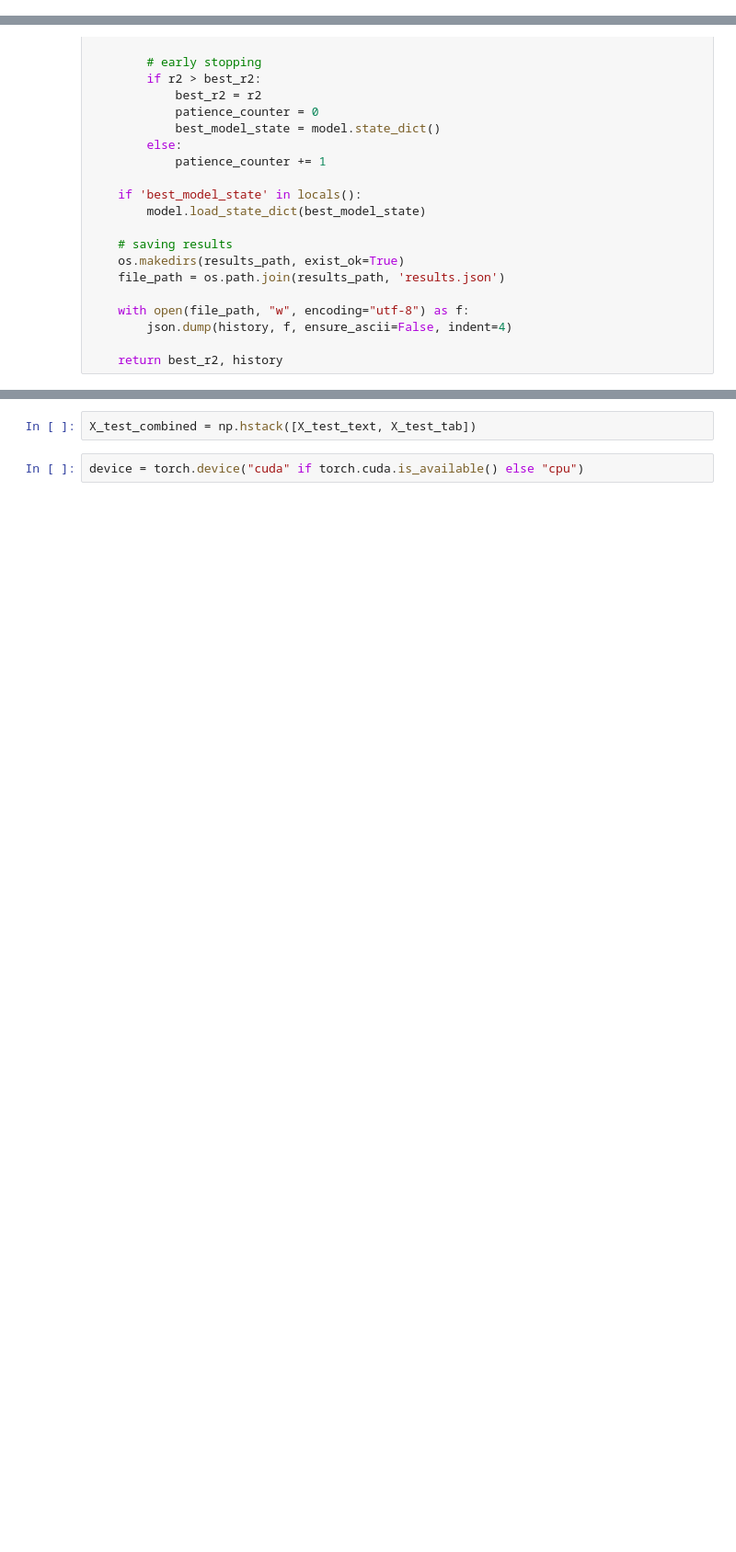
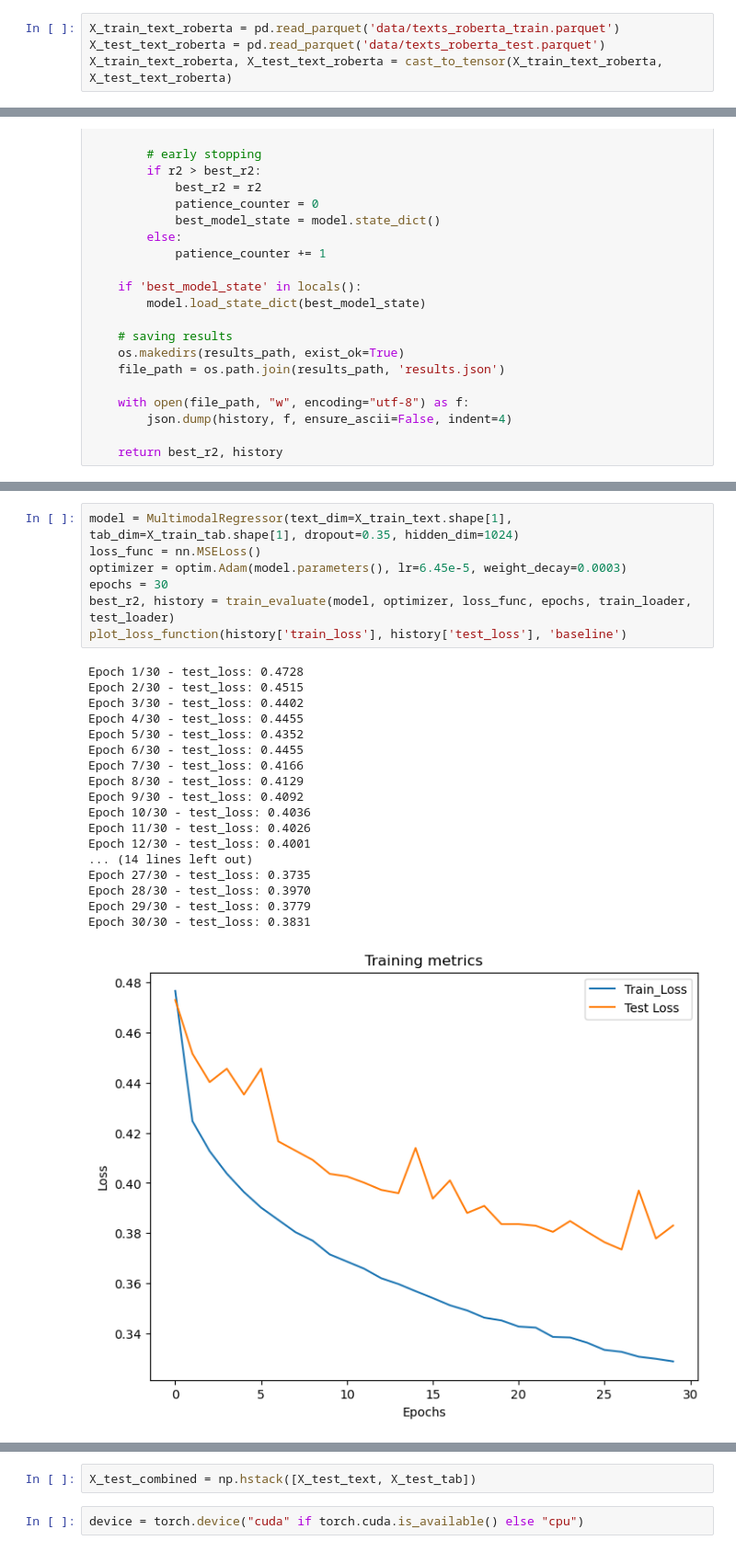
Before and after one commit to metrych-creator/salaries, a Jupyter notebook: regression.ipynb, the cells around one changed output, grey strips where cells are left out. Shown: that part at 92% size. Saved outputs shown, nothing was run; the diff lists cells and outputs as text; blank space fills up the shorter version.

```diff
--- a/regression.ipynb
+++ b/regression.ipynb
@@ -36,0 +88,4 @@ y_test = torch.tensor(y_test.values, dtype=torch.float32).unsqueeze(1)
+# %%
+X_train_text_roberta = pd.read_parquet('data/texts_roberta_train.parquet')
+X_test_text_roberta = pd.read_parquet('data/texts_roberta_test.parquet')
+X_train_text_roberta, X_test_text_roberta = cast_to_tensor(X_train_text_roberta, X_test_text_roberta)
@@ -147 +234,27 @@ Epoch 10/10 - test_loss: 0.3403
+# %%
+model = MultimodalRegressor(text_dim=X_train_text.shape[1], tab_dim=X_train_tab.shape[1], dropout=0.35, hidden_dim=1024)
+loss_func = nn.MSELoss()
+optimizer = optim.Adam(model.parameters(), lr=6.45e-5, weight_decay=0.0003)
+epochs = 30
+best_r2, history = train_evaluate(model, optimizer, loss_func, epochs, train_loader, test_loader)
+plot_loss_function(history['train_loss'], history['test_loss'], 'baseline')
+# %% [output]
+Epoch 1/30 - test_loss: 0.4728
+Epoch 2/30 - test_loss: 0.4515
+Epoch 3/30 - test_loss: 0.4402
+Epoch 4/30 - test_loss: 0.4455
+Epoch 5/30 - test_loss: 0.4352
+Epoch 6/30 - test_loss: 0.4455
+Epoch 7/30 - test_loss: 0.4166
+Epoch 8/30 - test_loss: 0.4129
+Epoch 9/30 - test_loss: 0.4092
+Epoch 10/30 - test_loss: 0.4036
+Epoch 11/30 - test_loss: 0.4026
+Epoch 12/30 - test_loss: 0.4001
+... (14 lines left out)
+Epoch 27/30 - test_loss: 0.3735
+Epoch 28/30 - test_loss: 0.3970
+Epoch 29/30 - test_loss: 0.3779
+Epoch 30/30 - test_loss: 0.3831
+[figure, added]
 # %%
```
Also changed, not shown: parts of 41 cells of this notebook, 3 other files.
